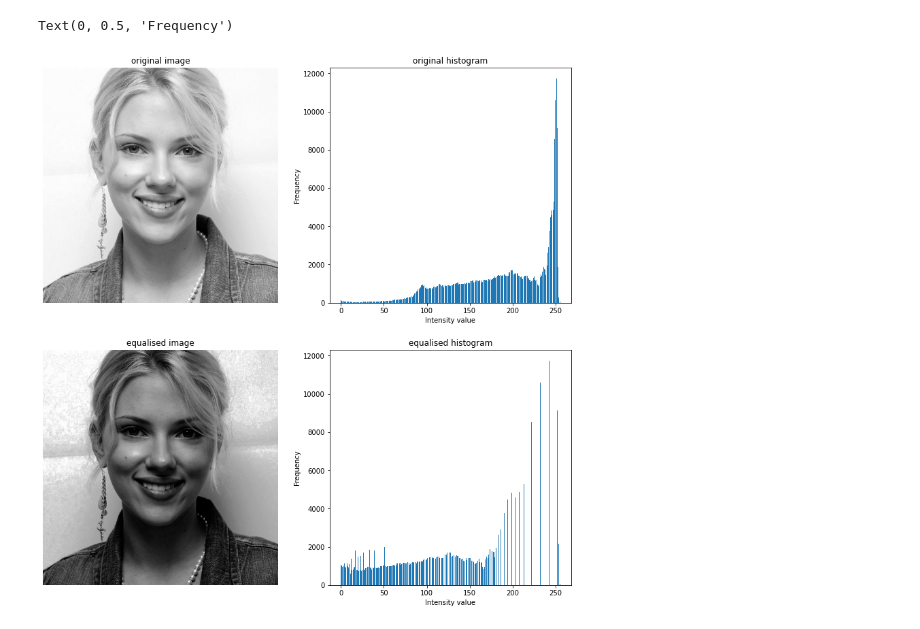
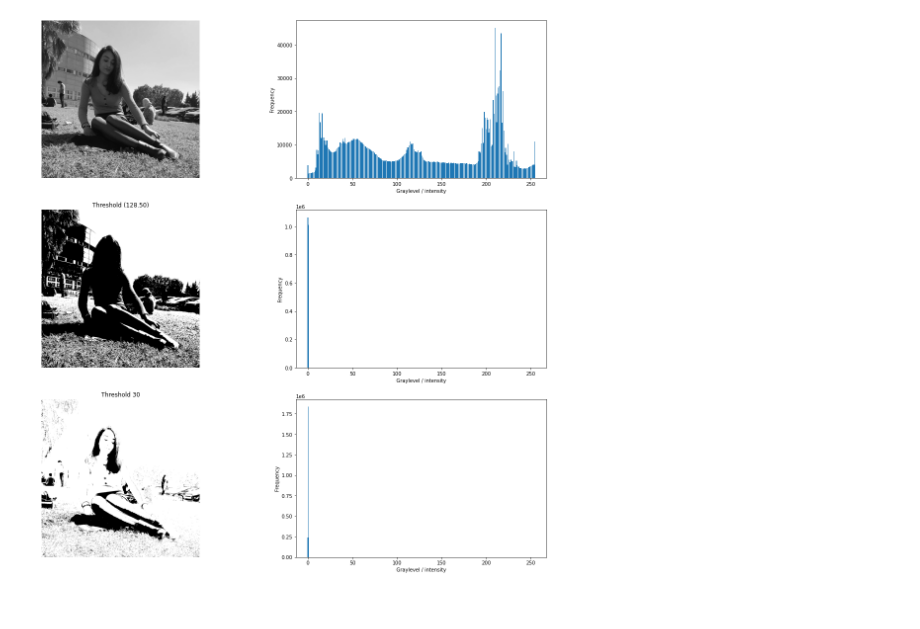
Before and after one commit to CherifYasmine/image-processing, a Jupyter notebook: more.ipynb, the cells around one changed output. Saved outputs shown, nothing was run; the diff lists cells and outputs as text; code cells hidden in the pictures.

```diff
--- a/more.ipynb
+++ b/more.ipynb
@@ -11,4 +12,9 @@ def histogram (matrix):
         pixels_value_i = np.sum (matrix == i )
         histogram[i] = pixels_value_i
     return histogram
+# %%
+def show_histogram(histogram):
+    plt.bar(np.arange(0,256), histogram)
+    plt.xlabel('Graylevel / intensity')
+    plt.ylabel('Frequency')
 # %%
@@ -91,26 +89,22 @@ Text(0, 0.5, 'Frequency')
-# %%
-plt.figure(figsize=(14,14))
-
-plt.subplot(2,2,1)
-plt.imshow(img2, cmap="gray", vmin=0, vmax=255)
-plt.title('original image')
-plt.axis('off')
-plt.subplot(2,2,2)
-plt.bar(range(256), hist_img2)
-plt.title('original histogram')
-plt.xlabel('Intensity value')
-plt.ylabel('Frequency')
-
-
-plt.subplot(2,2,3)
-plt.imshow(img2_eq, cmap="gray", vmin=0, vmax=255)
-plt.title('equalised image')
-plt.axis('off')
-plt.subplot(2,2,4)
-plt.bar(range(256), histeq_img2)
-plt.title('equalised histogram')
-plt.xlabel('Intensity value')
-plt.ylabel('Frequency')
-# %% [output]
-Text(0, 0.5, 'Frequency')
-[figure, removed]
+# %%
+def thresholding(f, L):
+    # create a new image with zeros
+    f_tr = np.ones(f.shape).astype(np.uint8)
+    # setting to 0 the pixels below the threshold
+    f_tr[np.where(f < L)] = 0
+    return f_tr
+# %%
+f_thres6 = thresholding(img1,np.mean(img1))
+hist_t6 = histogram(f_thres6)
+hist = histogram(img1)
+f_thres4 = thresholding(img1, 30)
+hist_t4 = histogram(f_thres4)
+plt.figure(figsize=(20,20))
+plt.subplot(321); plt.imshow(img1,cmap="gray"); plt.axis('off')
+plt.subplot(322); show_histogram(hist)
+plt.subplot(323); plt.imshow(f_thres6,cmap="gray"); plt.axis('off'); plt.title('Threshold (%.2f)' % (np.mean(img1)))
+plt.subplot(324); show_histogram(hist_t6)
+plt.subplot(325); plt.imshow(f_thres4,cmap="gray"); plt.axis('off'); plt.title('Threshold 30')
+plt.subplot(326); show_histogram(hist_t4)
+# %% [output]
+[figure, added]
```
Also changed, not shown: parts of 22 cells of this notebook, 12 other files.
